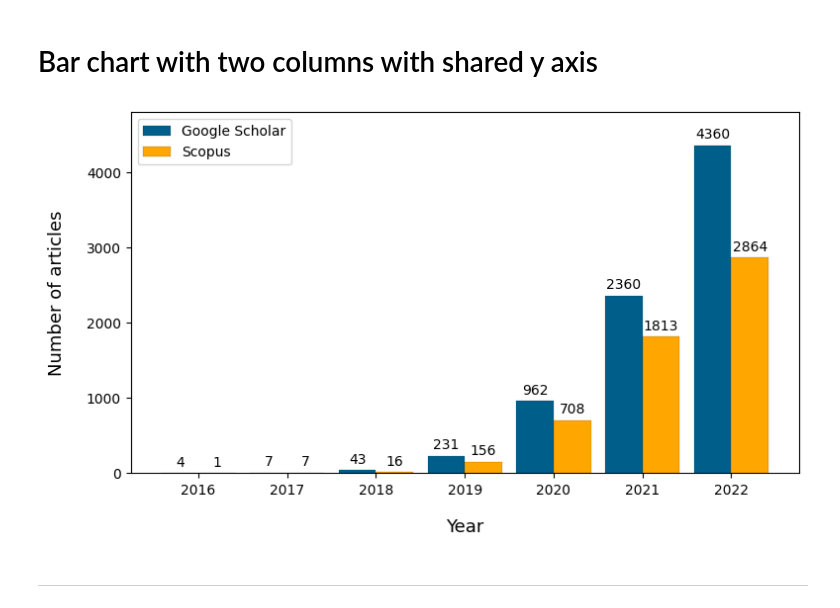
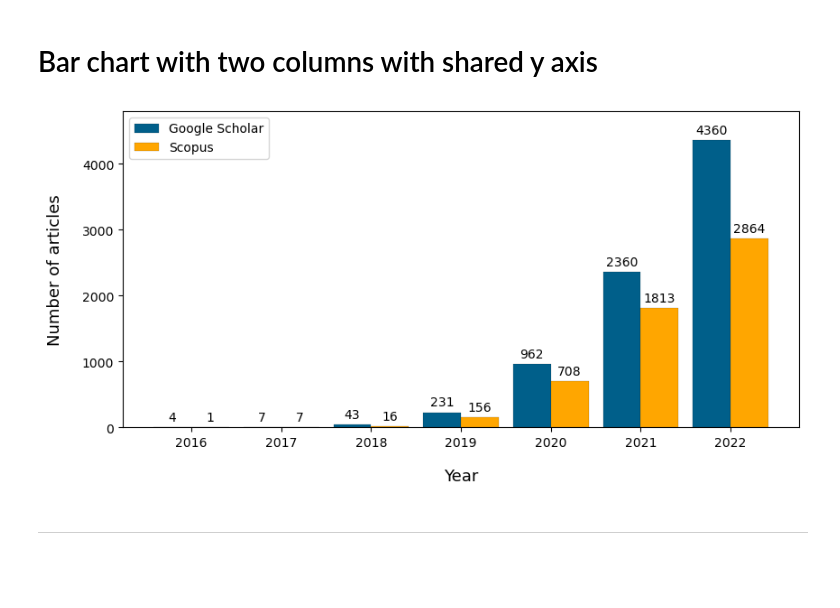
Before and after one commit to sfandres/federated-graphs, a Jupyter notebook: bar_charts.ipynb, the cells around one changed output. Saved outputs shown, nothing was run; the diff lists cells and outputs as text; code cells hidden in the pictures; blank space fills up the shorter version.

Commit message:
Update graphs with dpi and figsize for Sergio's paper

```diff
--- a/bar_charts.ipynb
+++ b/bar_charts.ipynb
@@ -187,7 +187,7 @@ def double_bar_plot_shared_axis(data_x, data_y1, data_y2,
     # Set X ticks and label.
     plt.xticks([r + barWidth - barWidth/2 for r in range(len(v1))],
                data_x)
-    ax.set_xlabel(x_axis_label, labelpad=15, fontsize=13)  # 17
+    ax.set_xlabel(x_axis_label, labelpad=15, fontsize=13)
 
     # Legend.
     handles, labels = [], []
@@ -215,30 +215,32 @@ def double_bar_plot_shared_axis(data_x, data_y1, data_y2,
     # Plot.
     plt.show()
 
-    # Save resulting figure in two formats.
-    fig.savefig(f'figures/{plt_name}.png',
+    # Save resulting figure in two formats (dpi for Sergio's paper)
+    fig.savefig(f'output/{plt_name}.png',
+                dpi=400,
                 bbox_inches='tight')
-    fig.savefig(f'figures/{plt_name}.pdf',
+    fig.savefig(f'output/{plt_name}.pdf',
+                dpi=400,
                 bbox_inches='tight')
 # %%
 data_x = [2016 + x for x in range(0, 7)]
 data_scholar = [4, 7, 43, 231, 962, 2360, 4360]
 data_scopus = [1, 7, 16, 156, 708, 1813, 2864]
-fig_size = (9, 5)
+fig_size = (10, 4.8)  # Default values for Sergio's paper (6.4, 4.8).
 
 double_bar_plot_shared_axis(
     data_x,
     data_scholar,
     data_scopus,
     x_axis_label='Year',
     y_axis_label='Number of articles',
     y1_label='Google Scholar',
     y2_label='Scopus',
     plt_name='02-fl-articles',
     fig_size=fig_size
 )
 # %% [output]
-[figure, old version]
+[figure, new version]
 # %% [markdown]
 ***
 # %% [markdown]
```
Also changed, not shown: parts of 5 cells of this notebook.
